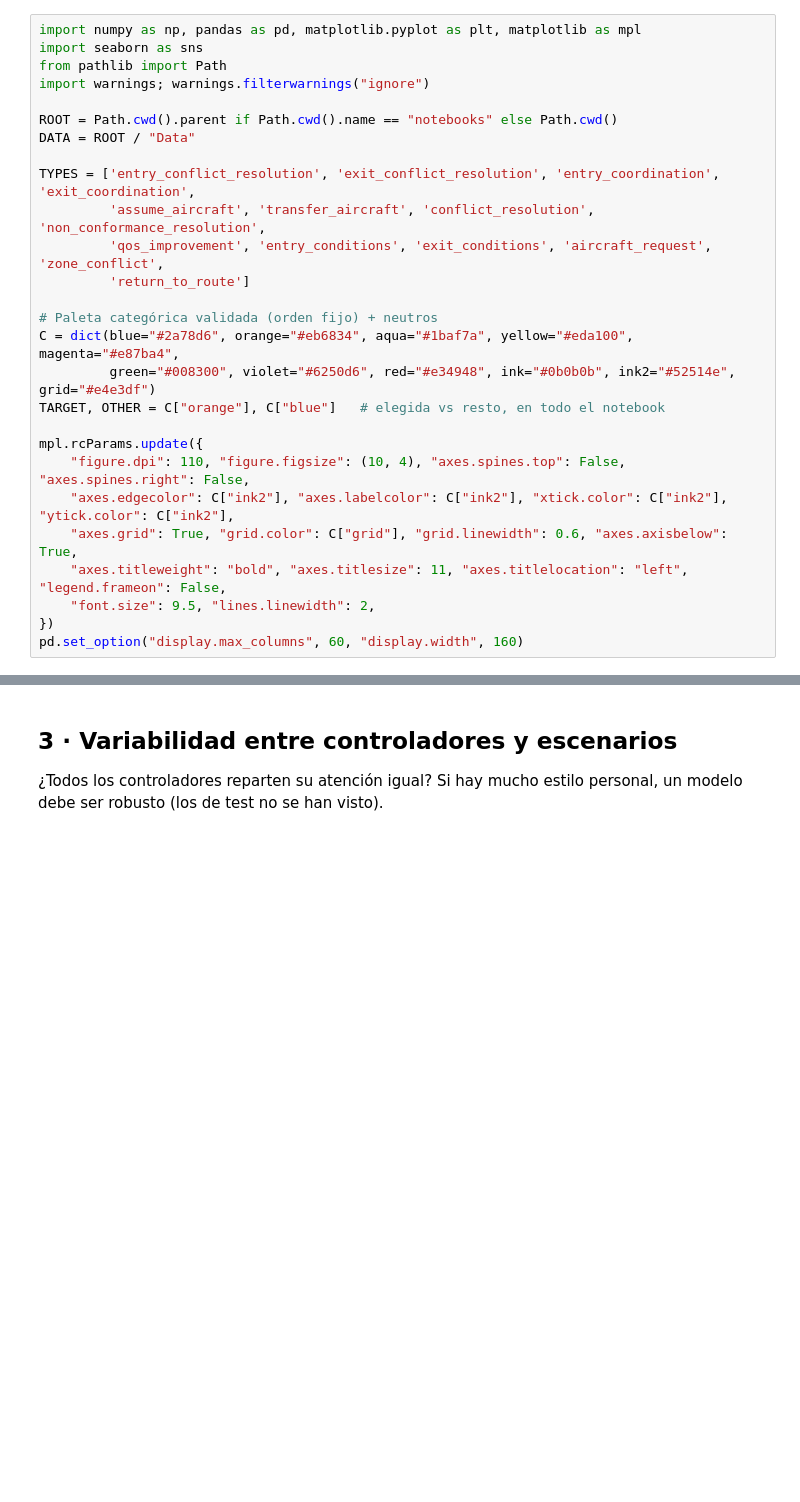
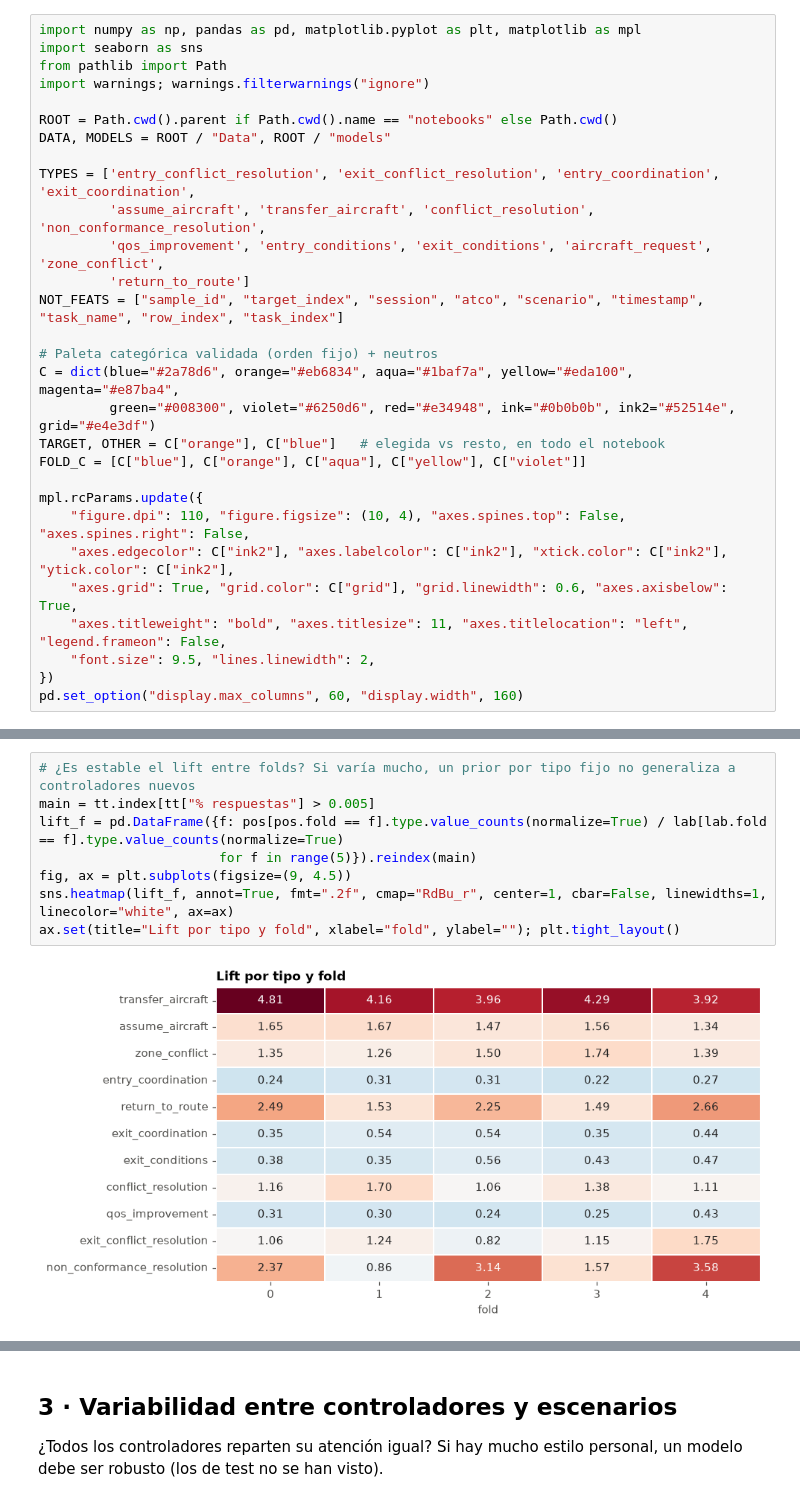
Before and after one commit to T1N8T/FlowDataLab, a Jupyter notebook: notebooks/01_eda.ipynb, the cells around one changed output, grey strips where cells are left out. Drawn from its saved outputs; the diff is of its cells as text; blank space fills up the shorter version.

```diff
--- a/notebooks/01_eda.ipynb
+++ b/notebooks/01_eda.ipynb
@@ -25,17 +24,19 @@ from pathlib import Path
 import warnings; warnings.filterwarnings("ignore")
 
 ROOT = Path.cwd().parent if Path.cwd().name == "notebooks" else Path.cwd()
-DATA = ROOT / "Data"
+DATA, MODELS = ROOT / "Data", ROOT / "models"
 
 TYPES = ['entry_conflict_resolution', 'exit_conflict_resolution', 'entry_coordination', 'exit_coordination',
          'assume_aircraft', 'transfer_aircraft', 'conflict_resolution', 'non_conformance_resolution',
          'qos_improvement', 'entry_conditions', 'exit_conditions', 'aircraft_request', 'zone_conflict',
          'return_to_route']
+NOT_FEATS = ["sample_id", "target_index", "session", "atco", "scenario", "timestamp", "task_name", "row_index", "task_index"]
 
 # Paleta categórica validada (orden fijo) + neutros
 C = dict(blue="#2a78d6", orange="#eb6834", aqua="#1baf7a", yellow="#eda100", magenta="#e87ba4",
          green="#008300", violet="#6250d6", red="#e34948", ink="#0b0b0b", ink2="#52514e", grid="#e4e3df")
 TARGET, OTHER = C["orange"], C["blue"]   # elegida vs resto, en todo el notebook
+FOLD_C = [C["blue"], C["orange"], C["aqua"], C["yellow"], C["violet"]]
 
 mpl.rcParams.update({
     "figure.dpi": 110, "figure.figsize": (10, 4), "axes.spines.top": False, "axes.spines.right": False,
@@ -115,0 +157,10 @@ tt.style.format({c: "{:.1%}" for c in tt.columns if c != "lift"} | {"lift": "{:.
+# %%
+# ¿Es estable el lift entre folds? Si varía mucho, un prior por tipo fijo no generaliza a controladores nuevos
+main = tt.index[tt["% respuestas"] > 0.005]
+lift_f = pd.DataFrame({f: pos[pos.fold == f].type.value_counts(normalize=True) / lab[lab.fold == f].type.value_counts(normalize=True)
+                       for f in range(5)}).reindex(main)
+fig, ax = plt.subplots(figsize=(9, 4.5))
+sns.heatmap(lift_f, annot=True, fmt=".2f", cmap="RdBu_r", center=1, cbar=False, linewidths=1, linecolor="white", ax=ax)
+ax.set(title="Lift por tipo y fold", xlabel="fold", ylabel=""); plt.tight_layout()
+# %% [output]
+[figure, added]
```
Also changed, not shown: parts of 61 cells of this notebook, 2 other files.
